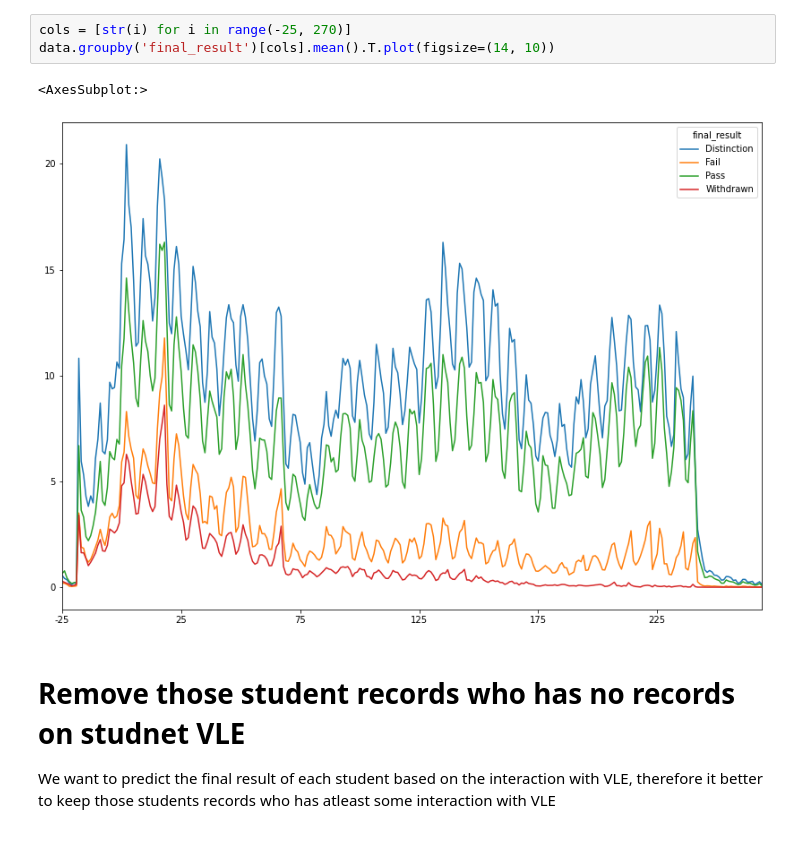
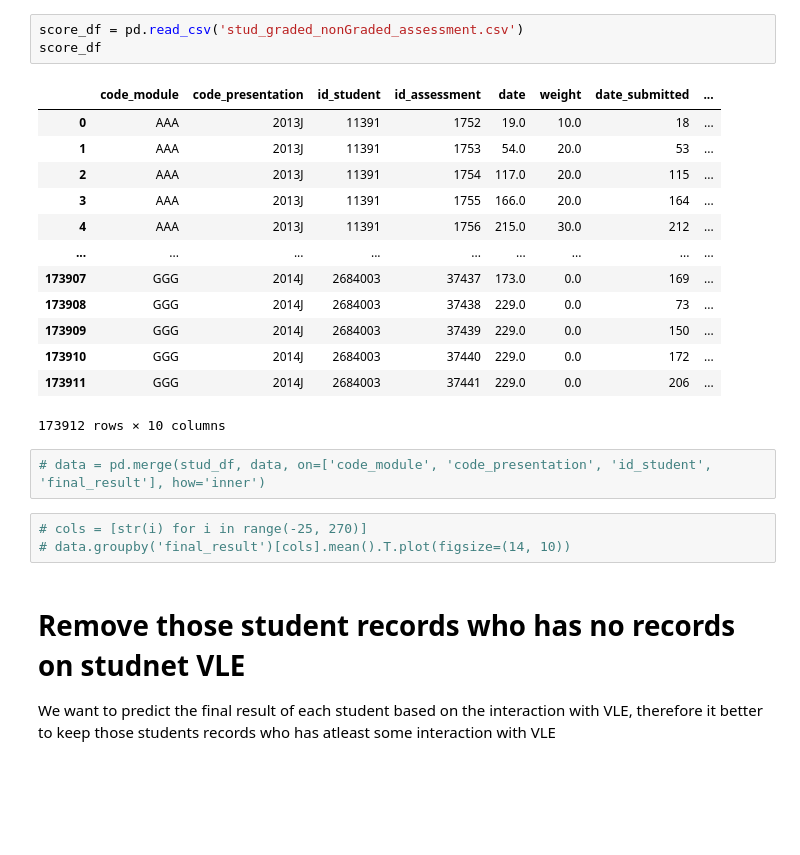
Before and after one commit to olagrasli/DataMiningProject, a Jupyter notebook: model for prediction of pass (combined Pass+Distinction) and dropout (Fail+Withdrawn).ipynb, the cells around one changed output. Drawn from its saved outputs; the diff is of its cells as text; blank space fills up the shorter version.

```diff
--- a/model for prediction of pass (combined Pass+Distinction) and dropout (Fail+Withdrawn).ipynb
+++ b/model for prediction of pass (combined Pass+Distinction) and dropout (Fail+Withdrawn).ipynb
@@ -23,9 +43,25 @@ data
+# %%
+score_df = pd.read_csv('stud_graded_nonGraded_assessment.csv')
+score_df
+# %% [output]
+|  | code_module | code_presentation | id_student | id_assessment | date | weight | date_submitted | ... |
+| 0 | AAA | 2013J | 11391 | 1752 | 19.0 | 10.0 | 18 | ... |
+| 1 | AAA | 2013J | 11391 | 1753 | 54.0 | 20.0 | 53 | ... |
+| 2 | AAA | 2013J | 11391 | 1754 | 117.0 | 20.0 | 115 | ... |
+| 3 | AAA | 2013J | 11391 | 1755 | 166.0 | 20.0 | 164 | ... |
+| 4 | AAA | 2013J | 11391 | 1756 | 215.0 | 30.0 | 212 | ... |
+| ... | ... | ... | ... | ... | ... | ... | ... | ... |
+| 173907 | GGG | 2014J | 2684003 | 37437 | 173.0 | 0.0 | 169 | ... |
+| 173908 | GGG | 2014J | 2684003 | 37438 | 229.0 | 0.0 | 73 | ... |
+| 173909 | GGG | 2014J | 2684003 | 37439 | 229.0 | 0.0 | 150 | ... |
+| 173910 | GGG | 2014J | 2684003 | 37440 | 229.0 | 0.0 | 172 | ... |
+| 173911 | GGG | 2014J | 2684003 | 37441 | 229.0 | 0.0 | 206 | ... |
+173912 rows × 10 columns
+# %%
+# data = pd.merge(stud_df, data, on=['code_module', 'code_presentation', 'id_student', 'final_result'], how='inner')
 # %%
-cols = [str(i) for i in range(-25, 270)]
-data.groupby('final_result')[cols].mean().T.plot(figsize=(14, 10))
+# cols = [str(i) for i in range(-25, 270)]
+# data.groupby('final_result')[cols].mean().T.plot(figsize=(14, 10))
-# %% [output]
-<AxesSubplot:>
-[figure, removed]
 # %% [markdown]
 # Remove those student records who has no records on studnet VLE
 
```
Also changed, not shown: parts of 43 cells of this notebook, 2 other files.
